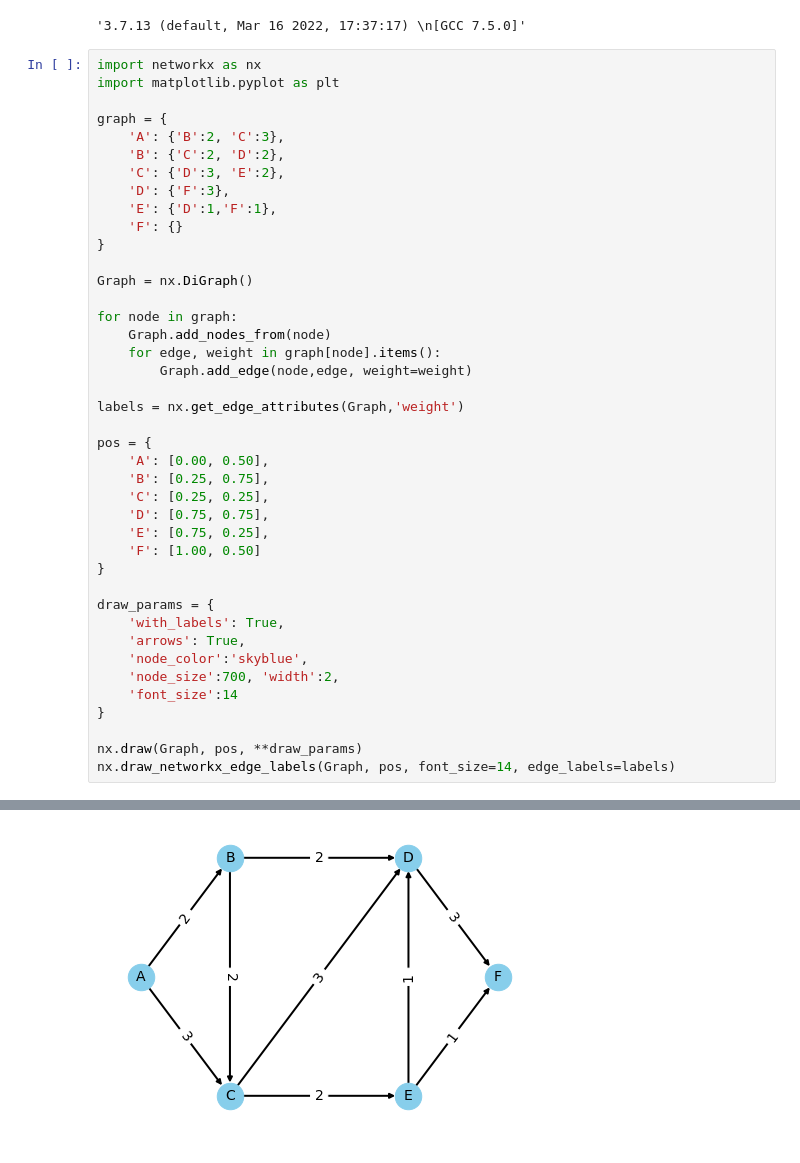
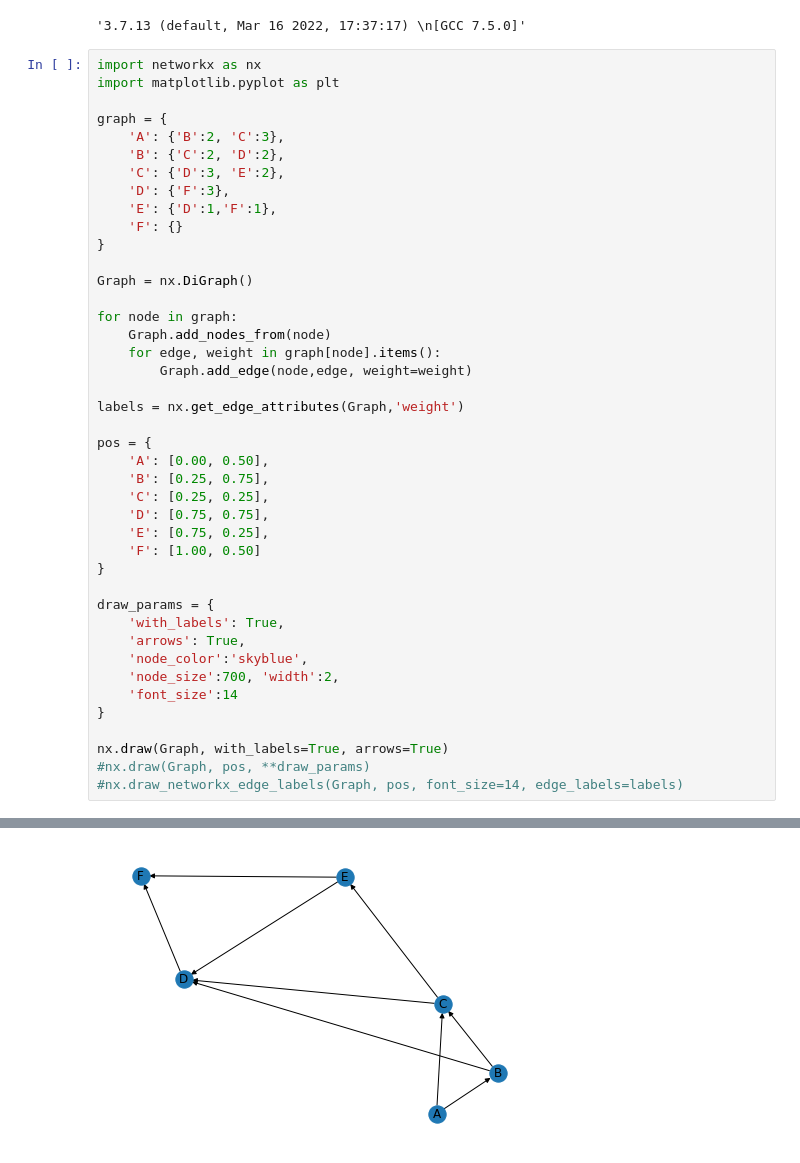
Before and after one commit to loosak/pysnippets, a Jupyter notebook: Graphs.ipynb, the cells around one changed output, grey strips where cells are left out. Drawn from its saved outputs; the diff is of its cells as text.

```diff
--- a/Graphs.ipynb
+++ b/Graphs.ipynb
@@ -48,6 +48,7 @@ draw_params = {
     'font_size':14
 }
 
-nx.draw(Graph, pos, **draw_params)
-nx.draw_networkx_edge_labels(Graph, pos, font_size=14, edge_labels=labels)
+nx.draw(Graph, with_labels=True, arrows=True)
+#nx.draw(Graph, pos, **draw_params)
+#nx.draw_networkx_edge_labels(Graph, pos, font_size=14, edge_labels=labels)
 # %% [output]
@@ -63 +55 @@ nx.draw_networkx_edge_labels(Graph, pos, font_size=14, edge_labels=labels)
-[figure, old version]
+[figure, new version]
```
Also changed, not shown: parts of 10 cells of this notebook.
